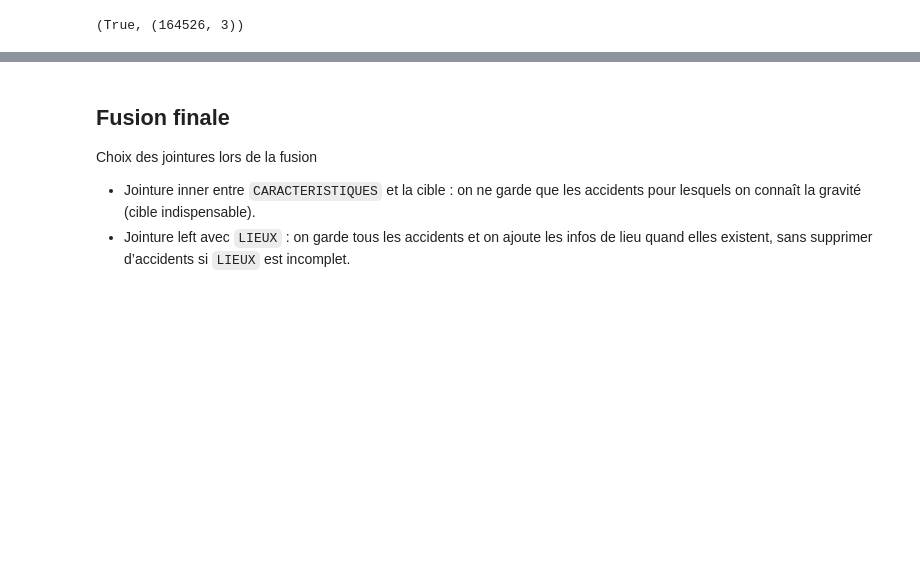
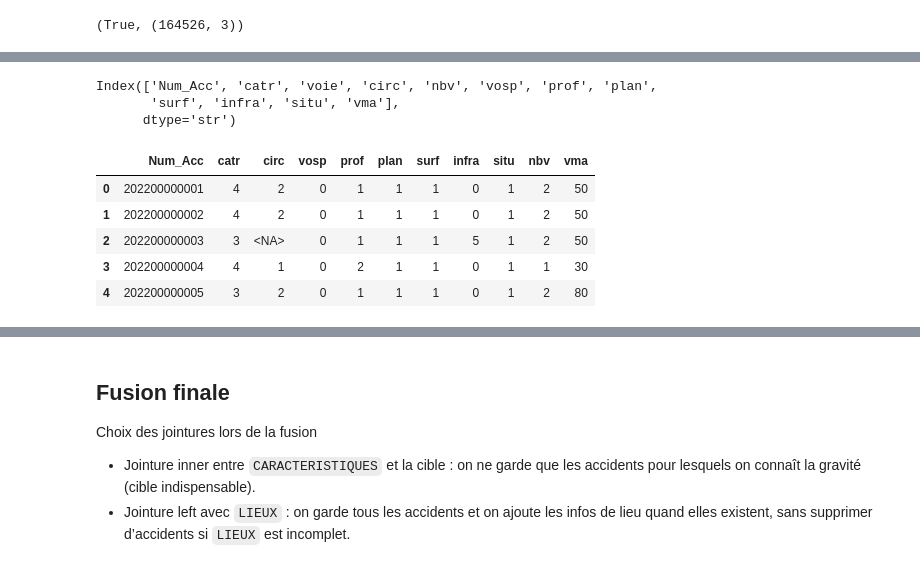
Before and after one commit to Minaanimmina/prediction-gravite-accidents-BAAC-data-docker, a Jupyter notebook: notebooks/02_Data_cleaning.ipynb, the cells around one changed output, grey strips where cells are left out. Cells and saved outputs as stored; diff of their text form; code cells hidden in the pictures; blank space fills up the shorter version.

```diff
--- a/notebooks/02_Data_cleaning.ipynb
+++ b/notebooks/02_Data_cleaning.ipynb
@@ -1206,0 +1274,11 @@ df_lieux_acc
+# %%
+def safe_mode(s: pd.Series):
+    """
+    Retourne la modalité la plus fréquente (mode).
+    Si la série est vide ou ne contient que des NA, renvoie pd.NA.
+    En cas d'égalité, pandas.mode() renvoie plusieurs valeurs : on prend la première.
+    """
+    s = s.dropna()
+    if s.empty:
+        return pd.NA
+    return s.mode().iloc[0]
@@ -1206,0 +1305,6 @@ df_lieux_acc
+# %%
+df_lieux_cleaning.columns
+# %% [output]
+Index(['Num_Acc', 'catr', 'voie', 'circ', 'nbv', 'vosp', 'prof', 'plan',
+       'surf', 'infra', 'situ', 'vma'],
+      dtype='str')
@@ -1206,0 +1332,9 @@ df_lieux_acc
+# %%
+df_lieux_agg.head()
+# %% [output]
+|  | Num_Acc | catr | circ | vosp | prof | plan | surf | infra | situ | nbv | vma |
+| 0 | 202200000001 | 4 | 2 | 0 | 1 | 1 | 1 | 0 | 1 | 2 | 50 |
+| 1 | 202200000002 | 4 | 2 | 0 | 1 | 1 | 1 | 0 | 1 | 2 | 50 |
+| 2 | 202200000003 | 3 | <NA> | 0 | 1 | 1 | 1 | 5 | 1 | 2 | 50 |
+| 3 | 202200000004 | 4 | 1 | 0 | 2 | 1 | 1 | 0 | 1 | 1 | 30 |
+| 4 | 202200000005 | 3 | 2 | 0 | 1 | 1 | 1 | 0 | 1 | 2 | 80 |
```
Also changed, not shown: parts of 51 cells of this notebook, 2 other files.
